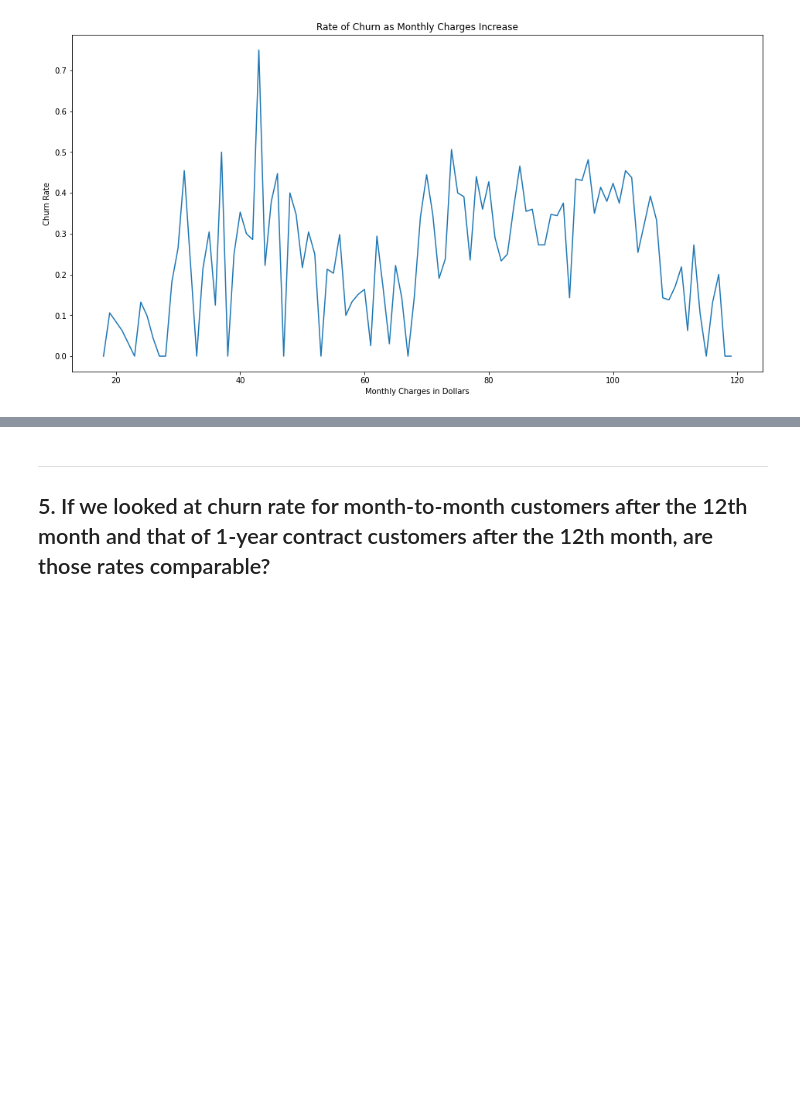
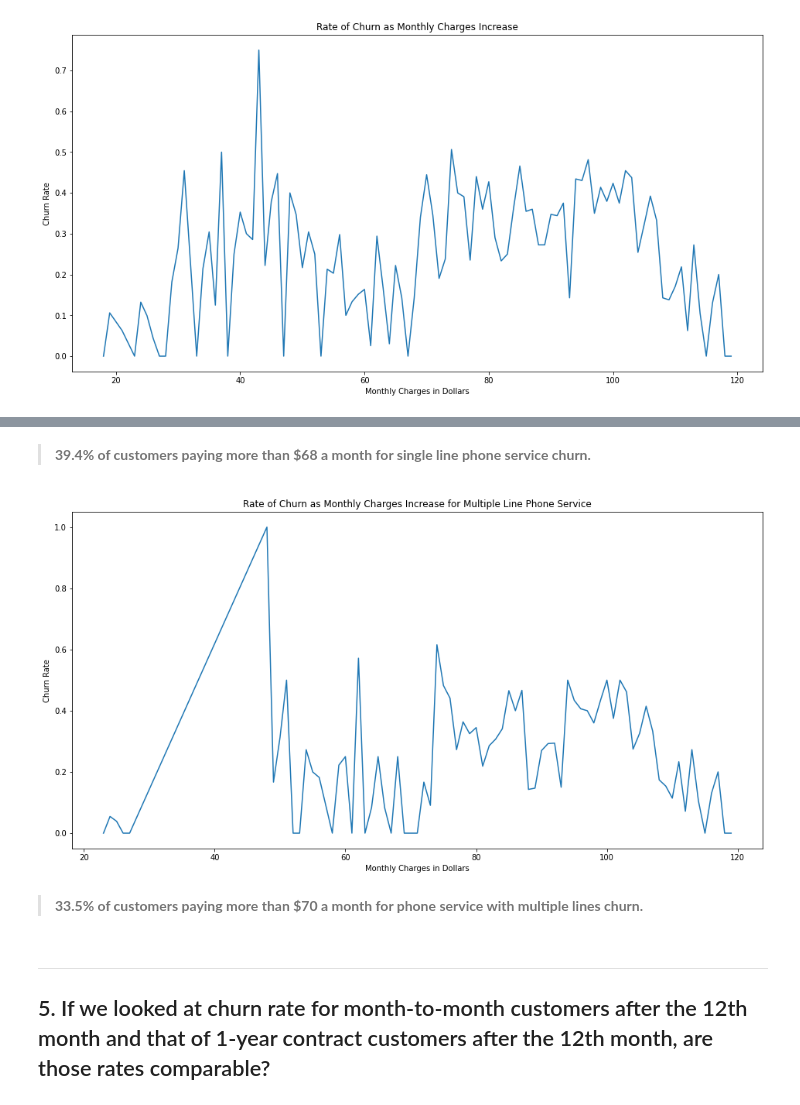
Before and after one commit to hartman-jiang-classification-project/telco-classification-project, a Jupyter notebook: master_project_pipeline.ipynb, the cells around one changed output, grey strips where cells are left out. Drawn from its saved outputs; the diff is of its cells as text; code cells hidden in the pictures; blank space fills up the shorter version.

```diff
--- a/master_project_pipeline.ipynb
+++ b/master_project_pipeline.ipynb
@@ -443,3 +498,24 @@ plt.show()
+# %% [markdown]
+> **39.4% of customers paying more than $68 a month for single line phone service churn.**
+# %%
+# plotting churn rate by monthly_charges for multiple line phone service
+multi_line_monthly_charges = pd.DataFrame({
+    "charges": np.sort(train[train.phone_service_type == "Multiple lines"].monthly_charges.round().unique()),
+})
+
+multi_line_monthly_charges["churn_rate"] = [train[(train.phone_service_type == "Multiple lines") & (train.monthly_charges.round() == n)].churn.mean() for n in multi_line_monthly_charges.charges]
+
+plt.figure(figsize=(16, 8))
+
+plt.title("Rate of Churn as Monthly Charges Increase for Multiple Line Phone Service")
+plt.plot(multi_line_monthly_charges.charges, multi_line_monthly_charges.churn_rate)
+plt.xlabel("Monthly Charges in Dollars")
+plt.ylabel("Churn Rate")
+plt.show()
+# %% [output]
+[figure, added]
+# %% [markdown]
+> **33.5% of customers paying more than $70 a month for phone service with multiple lines churn.**
 # %% [markdown]
 ---
 ## 5. If we looked at churn rate for month-to-month customers after the 12th month and that of 1-year contract customers after the 12th month, are those rates comparable?
```
Also changed, not shown: parts of 9 cells of this notebook.
